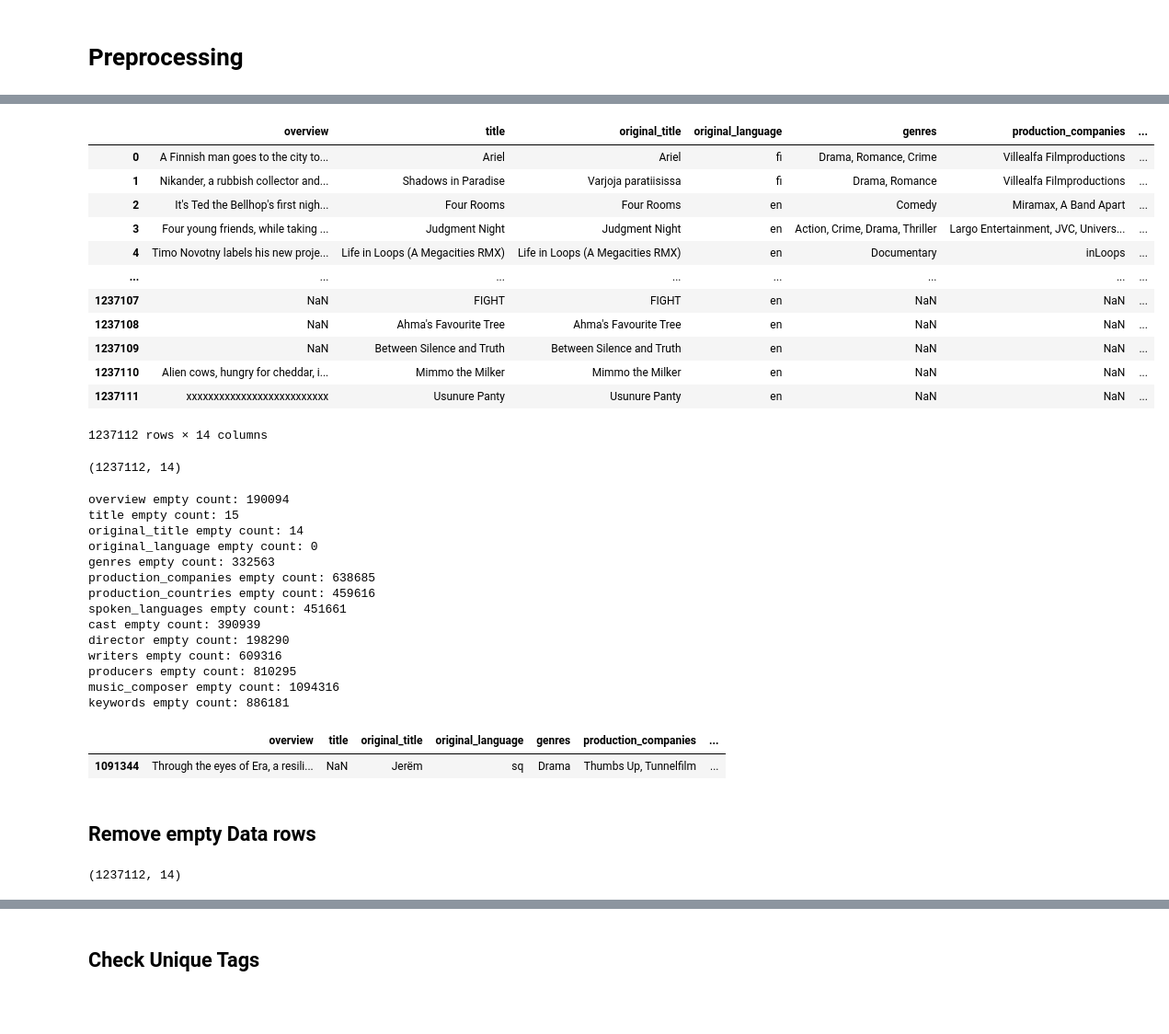
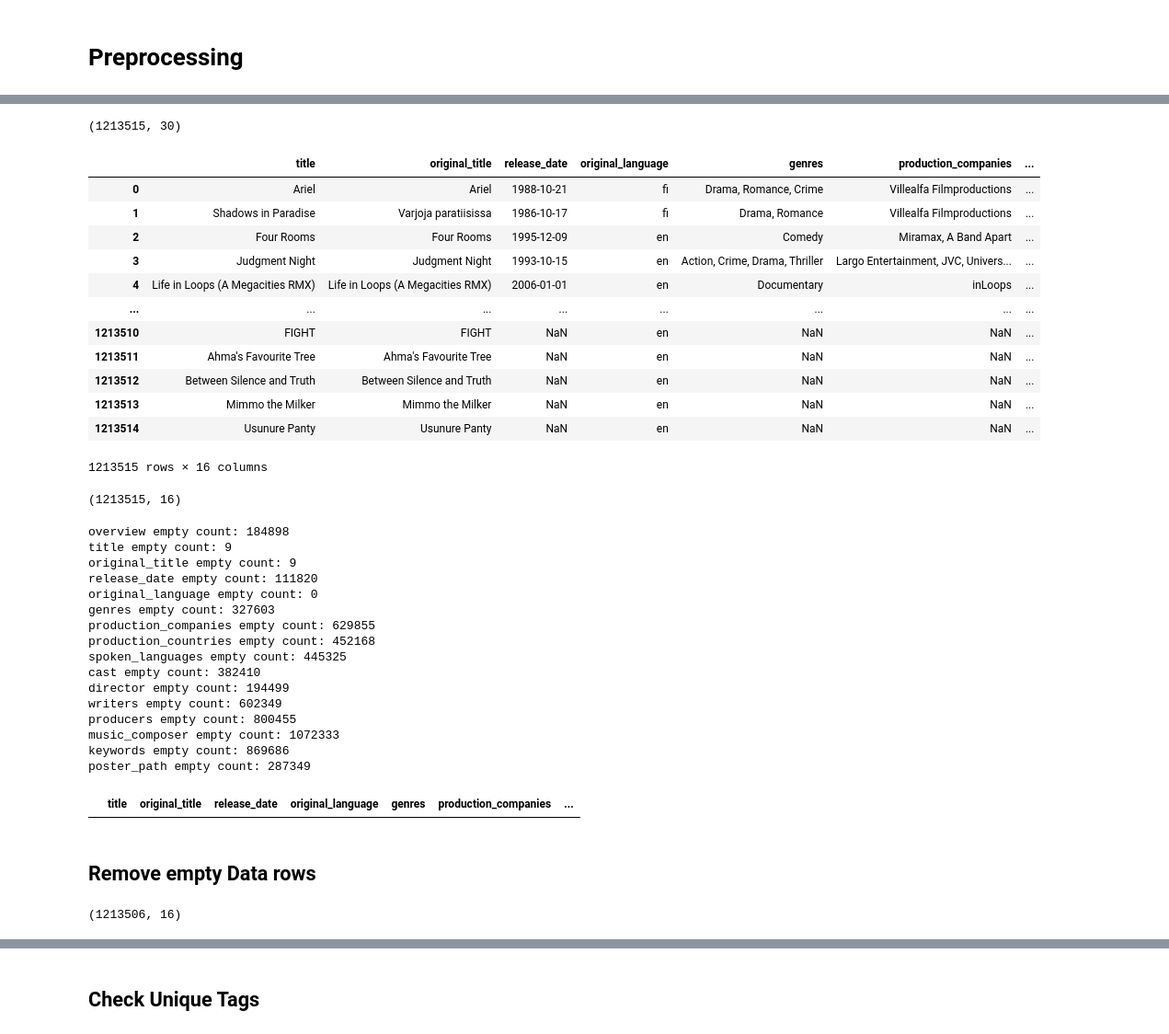
Before and after one commit to dilminidasunika/movie_recommendation_system, a Jupyter notebook: Notebooks/Dataset_Preprocessing.ipynb, the cells around one changed output, grey strips where cells are left out. Shown at 92% size. Saved outputs shown, nothing was run; the diff lists cells and outputs as text; code cells hidden in the pictures; blank space fills up the shorter version.

```diff
--- a/Notebooks/Dataset_Preprocessing.ipynb
+++ b/Notebooks/Dataset_Preprocessing.ipynb
@@ -40,3 +53,8 @@ df
+# %%
+# ../data/TMDB_all_movies.csv
+df = pd.read_csv("/content/movie_recommendation_system/dagshub_storage/data/dataset/TMDB_all_movies.csv")
+
+df
 # %%
 df.T
 # %% [output]
@@ -83,28 +122,34 @@ Tags
+# %%
+df = df[df['status'] == 'Released'].reset_index(drop=True)
+df.shape
+# %% [output]
+(1213515, 30)
 # %%
-selected_df = df[["overview", "title", "original_title", "original_language", "genres", "production_companies", "production_countries", "spoken_languages", "cast", "director", "writers", "producers", "music_composer", "keywords"]]
+selected_df = df[["title", "original_title", "release_date", "original_language", "genres", "production_companies", "production_countries", "spoken_languages", "cast", "director", "writers", "producers", "music_composer", "keywords", "overview", "poster_path"]]
 selected_df
 # %% [output]
-|  | overview | title | original_title | original_language | genres | production_companies | ... |
-| 0 | A Finnish man goes to the city to... | Ariel | Ariel | fi | Drama, Romance, Crime | Villealfa Filmproductions | ... |
-| 1 | Nikander, a rubbish collector and... | Shadows in Paradise | Varjoja paratiisissa | fi | Drama, Romance | Villealfa Filmproductions | ... |
-| 2 | It's Ted the Bellhop's first nigh... | Four Rooms | Four Rooms | en | Comedy | Miramax, A Band Apart | ... |
-| 3 | Four young friends, while taking ... | Judgment Night | Judgment Night | en | Action, Crime, Drama, Thriller | Largo Entertainment, JVC, Univers... | ... |
-| 4 | Timo Novotny labels his new proje... | Life in Loops (A Megacities RMX) | Life in Loops (A Megacities RMX) | en | Documentary | inLoops | ... |
+|  | title | original_title | release_date | original_language | genres | production_companies | ... |
+| 0 | Ariel | Ariel | 1988-10-21 | fi | Drama, Romance, Crime | Villealfa Filmproductions | ... |
+| 1 | Shadows in Paradise | Varjoja paratiisissa | 1986-10-17 | fi | Drama, Romance | Villealfa Filmproductions | ... |
+| 2 | Four Rooms | Four Rooms | 1995-12-09 | en | Comedy | Miramax, A Band Apart | ... |
+| 3 | Judgment Night | Judgment Night | 1993-10-15 | en | Action, Crime, Drama, Thriller | Largo Entertainment, JVC, Univers... | ... |
+| 4 | Life in Loops (A Megacities RMX) | Life in Loops (A Megacities RMX) | 2006-01-01 | en | Documentary | inLoops | ... |
 | ... | ... | ... | ... | ... | ... | ... | ... |
-| 1237107 | NaN | FIGHT | FIGHT | en | NaN | NaN | ... |
-| 1237108 | NaN | Ahma's Favourite Tree | Ahma's Favourite Tree | en | NaN | NaN | ... |
-| 1237109 | NaN | Between Silence and Truth | Between Silence and Truth | en | NaN | NaN | ... |
-| 1237110 | Alien cows, hungry for cheddar, i... | Mimmo the Milker | Mimmo the Milker | en | NaN | NaN | ... |
-| 1237111 | xxxxxxxxxxxxxxxxxxxxxxxxxx | Usunure Panty | Usunure Panty | en | NaN | NaN | ... |
+| 1213510 | FIGHT | FIGHT | NaN | en | NaN | NaN | ... |
+| 1213511 | Ahma's Favourite Tree | Ahma's Favourite Tree | NaN | en | NaN | NaN | ... |
+| 1213512 | Between Silence and Truth | Between Silence and Truth | NaN | en | NaN | NaN | ... |
+| 1213513 | Mimmo the Milker | Mimmo the Milker | NaN | en | NaN | NaN | ... |
+| 1213514 | Usunure Panty | Usunure Panty | NaN | en | NaN | NaN | ... |
-1237112 rows × 14 columns
+1213515 rows × 16 columns
 # %%
 selected_df.shape
 # %% [output]
-(1237112, 14)
+(1213515, 16)
 # %%
 print("overview empty count:" , int(selected_df["overview"].isna().sum()))
 print("title empty count:" , int(selected_df["title"].isna().sum()))
 print("original_title empty count:" , int(selected_df["original_title"].isna().sum()))
+print("release_date empty count:" , int(selected_df["release_date"].isna().sum()))
 print("original_language empty count:" , int(selected_df["original_language"].isna().sum()))
 print("genres empty count:" , int(selected_df["genres"].isna().sum()))
 print("production_companies empty count:" , int(selected_df["production_companies"].isna().sum()))
@@ -116,31 +161,33 @@ print("writers empty count:" , int(selected_df["writers"].isna().sum()))
 print("producers empty count:" , int(selected_df["producers"].isna().sum()))
 print("music_composer empty count:" , int(selected_df["music_composer"].isna().sum()))
 print("keywords empty count:" , int(selected_df["keywords"].isna().sum()))
+print("poster_path empty count:" , int(selected_df["poster_path"].isna().sum()))
 # %% [output]
-overview empty count: 190094
-title empty count: 15
-original_title empty count: 14
+overview empty count: 184898
+title empty count: 9
+original_title empty count: 9
+release_date empty count: 111820
 original_language empty count: 0
-genres empty count: 332563
-production_companies empty count: 638685
-production_countries empty count: 459616
-spoken_languages empty count: 451661
-cast empty count: 390939
-director empty count: 198290
-writers empty count: 609316
-producers empty count: 810295
-music_composer empty count: 1094316
-keywords empty count: 886181
+genres empty count: 327603
+production_companies empty count: 629855
+production_countries empty count: 452168
+spoken_languages empty count: 445325
+cast empty count: 382410
+director empty count: 194499
+writers empty count: 602349
+producers empty count: 800455
+music_composer empty count: 1072333
+keywords empty count: 869686
+poster_path empty count: 287349
 # %%
 selected_df[(selected_df['title'].isna() & ~selected_df['original_title'].isna())]
 # %% [output]
-|  | overview | title | original_title | original_language | genres | production_companies | ... |
-| 1091344 | Through the eyes of Era, a resili... | NaN | Jerëm | sq | Drama | Thumbs Up, Tunnelfilm | ... |
+|  | title | original_title | release_date | original_language | genres | production_companies | ... |
 # %% [markdown]
 ## Remove empty Data rows
 # %%
-cleaned_df = selected_df.dropna(subset=['title'])
-selected_df.shape
+cleaned_df = selected_df.dropna(subset=['title','original_title'], how='all')
+cleaned_df.shape
 # %% [output]
-(1237112, 14)
+(1213506, 16)
 # %%
```
Also changed, not shown: parts of 42 cells of this notebook.
